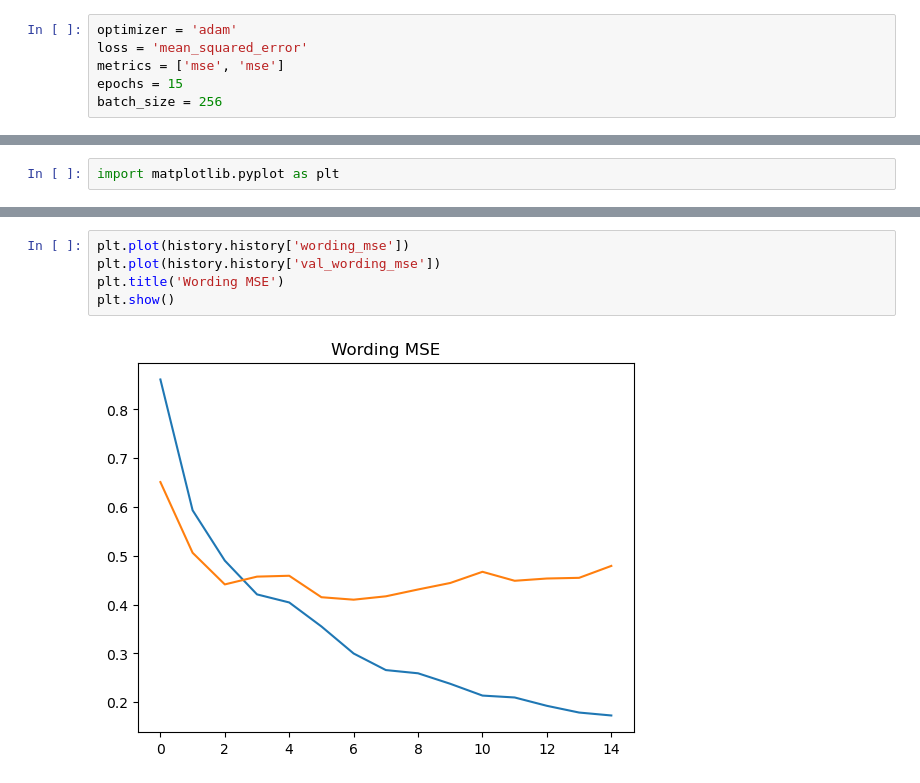
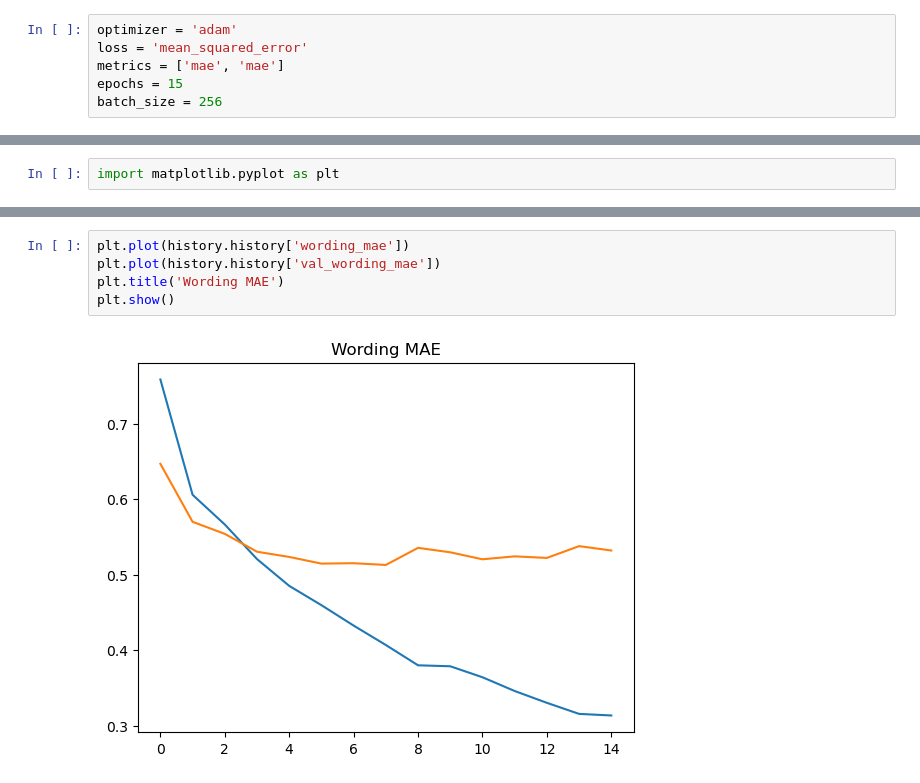
Before and after one commit to Kojimena/DS-P2, a Jupyter notebook: rnn.ipynb, the cells around one changed output, grey strips where cells are left out. Drawn from its saved outputs; the diff is of its cells as text.

```diff
--- a/rnn.ipynb
+++ b/rnn.ipynb
@@ -92,7 +92,7 @@ wording_output = Dense(1, activation='linear', name='wording')(x)
 # %%
 optimizer = 'adam'
 loss = 'mean_squared_error'
-metrics = ['mse', 'mse']
+metrics = ['mae', 'mae']
 epochs = 15
 batch_size = 256
 # %%
@@ -189,7 +189,7 @@ plt.show()
 # %%
-plt.plot(history.history['wording_mse'])
-plt.plot(history.history['val_wording_mse'])
-plt.title('Wording MSE')
+plt.plot(history.history['wording_mae'])
+plt.plot(history.history['val_wording_mae'])
+plt.title('Wording MAE')
 plt.show()
 # %% [output]
-[figure, old version]
+[figure, new version]
```
Also changed, not shown: parts of 7 cells of this notebook.
